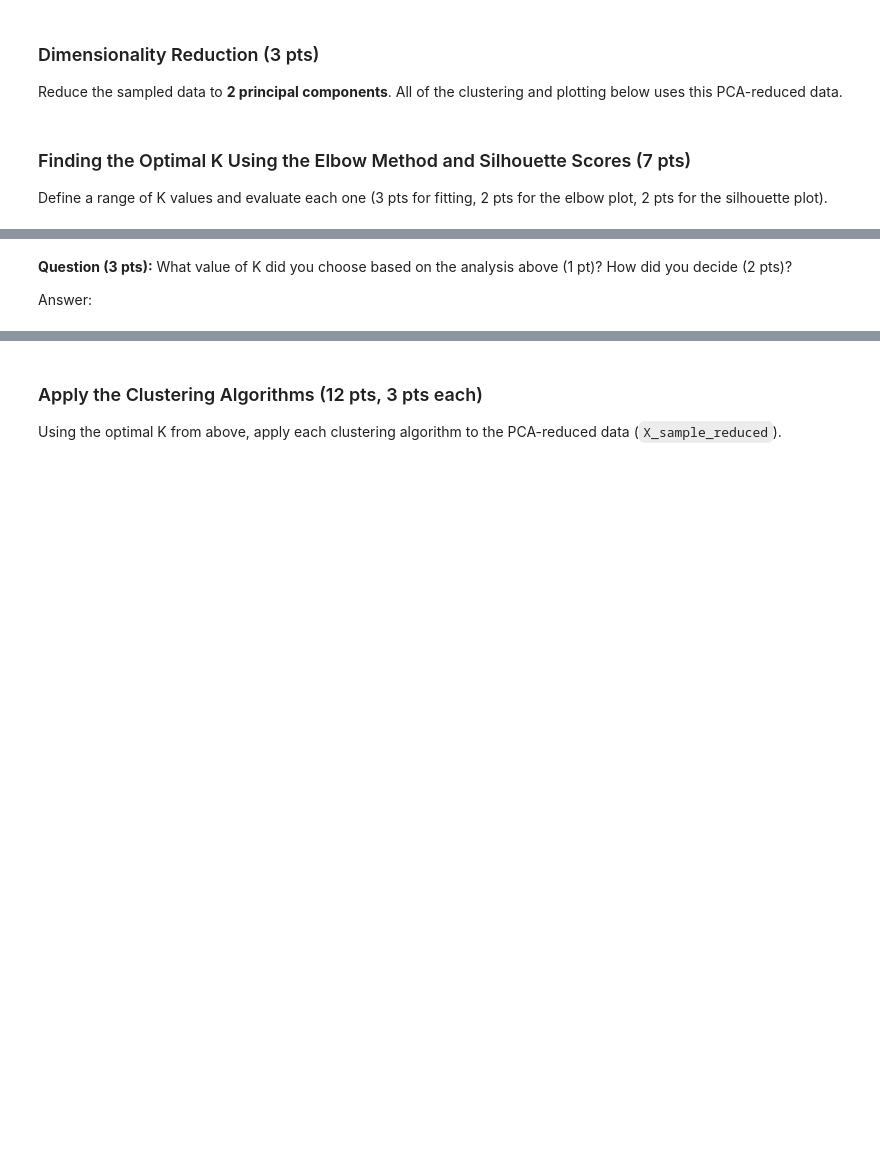
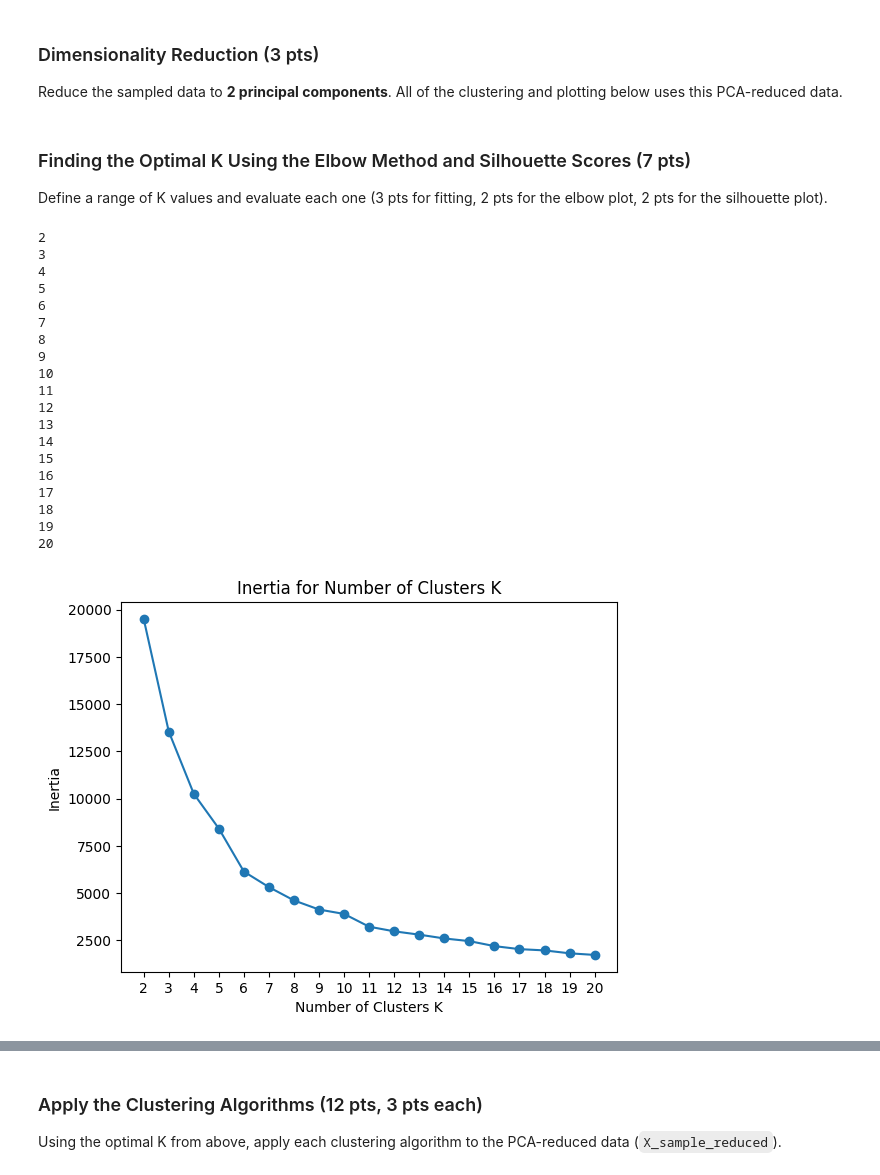
Before and after one commit to bl25845/DATA602_FardinaAlam, a Jupyter notebook: HW5/HW5_Part02_DATA602_Clustering.ipynb, the cells around one changed output, grey strips where cells are left out. Saved outputs shown, nothing was run; the diff lists cells and outputs as text; code cells hidden in the pictures; blank space fills up the shorter version.

```diff
--- a/HW5/HW5_Part02_DATA602_Clustering.ipynb
+++ b/HW5/HW5_Part02_DATA602_Clustering.ipynb
@@ -87,6 +92,9 @@ print()
 # Handle missing values (6 pts)
 # 1. Replace Victim Age values of 998 with NaN, then fill them with the median Victim Age.
 # 2. Keep "Unknown" in the categorical columns as its own category (no change needed).
+
+df_crimes['Victim Age'] = df_crimes['Victim Age'].replace(998, np.nan)
+df_crimes['Victim Age'] = df_crimes['Victim Age'].fillna(df_crimes['Victim Age'].median())
 # %%
 # Define the numeric features for clustering
 numeric_features = ['Year', 'Victim Age', 'Victim Count', 'Incident']  # You may adjust this list
@@ -99,43 +107,87 @@ categorical_features = ['Crime Type', 'Weapon', 'State']
 
 # Use a ColumnTransformer to standardize the numeric features and one-hot encode the categorical features (4 pts)
 # Use OneHotEncoder(handle_unknown='ignore', sparse_output=False)
-preprocessor =
+preprocessor = ColumnTransformer(
+    transformers=[
+        ('numeric', StandardScaler(), numeric_features),
+        ('categorical', OneHotEncoder(handle_unknown='ignore', sparse_output=False), categorical_features)
+    ]
+)
 
 # Fit the preprocessor on the full dataset and transform it
-X = preprocessor. # YOUR CODE
+X = preprocessor.fit_transform(df_crimes) # YOUR CODE
 # %% [markdown]
 ### Sample the Data (4 pts)
 Clustering the full dataset is slow, so take a random sample of the data and use it for the rest of the assignment. Use `frac=0.02` and `random_state=42`.
 # %%
 # Step 1: Sample the data (use frac=0.02 and random_state=42)
-df_sample =
+df_sample = df_crimes.sample(frac=0.02, random_state=42)
 
 # Step 2: Transform the sample using the preprocessor fitted above
-X_sample = preprocessor. # YOUR CODE
+X_sample = preprocessor.fit_transform(df_sample) # YOUR CODE
 # %% [markdown]
 ### Dimensionality Reduction (3 pts)
 Reduce the sampled data to **2 principal components**. All of the clustering and plotting below uses this PCA-reduced data.
 # %%
 # Step 3: Reduce the sampled data to 2 components with PCA
-pca =
-X_sample_reduced =
+pca = PCA(n_components=2)
+X_sample_reduced = pca.fit_transform(X_sample)
 # %% [markdown]
 ### Finding the Optimal K Using the Elbow Method and Silhouette Scores (7 pts)
 Define a range of K values and evaluate each one (3 pts for fitting, 2 pts for the elbow plot, 2 pts for the silhouette plot).
 # %%
 # Step 4: Define a range of K values and initialize lists for the inertia and silhouette scores
-k_values = range(2, 11)  # You may adjust this range
+k_values = range(2, 21)  # You may adjust this range
 inertia = []
 silhouette_scores = []
 
 # Step 5: Fit KMeans for each value of K on the PCA-reduced data (X_sample_reduced)
 for k in k_values:
     print(k)
     # YOUR CODE
+    model = KMeans(n_clusters=k)
+    model.fit(X_sample_reduced)
 
+    inertia.append(model.inertia_)
+    score = silhouette_score(X_sample_reduced, model.labels_)
+    silhouette_scores.append(score)
 
 # Step 6: Plot the elbow method (K vs. inertia)
-
+plt.figure()
+plt.plot(k_values, inertia, marker='o')
+plt.xlabel('Number of Clusters K')
+plt.ylabel('Inertia')
+plt.title('Inertia for Number of Clusters K')
+plt.xticks(k_values)
+plt.show()
 
 
 # Step 7: Plot the silhouette scores (K vs. silhouette score)
+plt.figure()
+plt.plot(k_values, silhouette_scores, marker='o')
+plt.xlabel('Number of Clusters K')
+plt.ylabel('Silhouette Score')
+plt.title('Silhouette Scores for Num Clusters K')
+plt.xticks(k_values)
+plt.show()
+# %% [output]
+2
+3
+4
+5
+6
+7
+8
+9
+10
+11
+12
+13
+14
+15
+16
+17
+18
+19
+20
+[figure, added]
@@ -142,4 +194,0 @@ for k in k_values:
-# %% [markdown]
-**Question (3 pts):** What value of K did you choose based on the analysis above (1 pt)? How did you decide (2 pts)?
-
-Answer:
```
Also changed, not shown: parts of 14 cells of this notebook, 1 other file.
